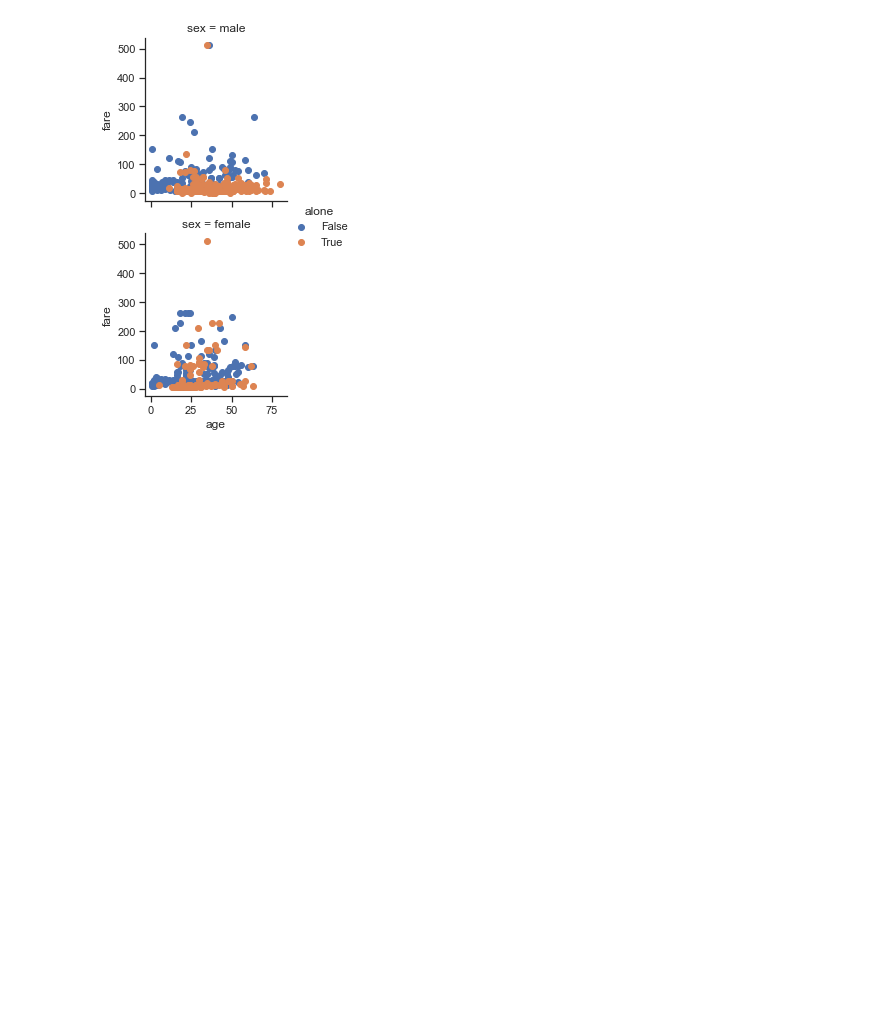
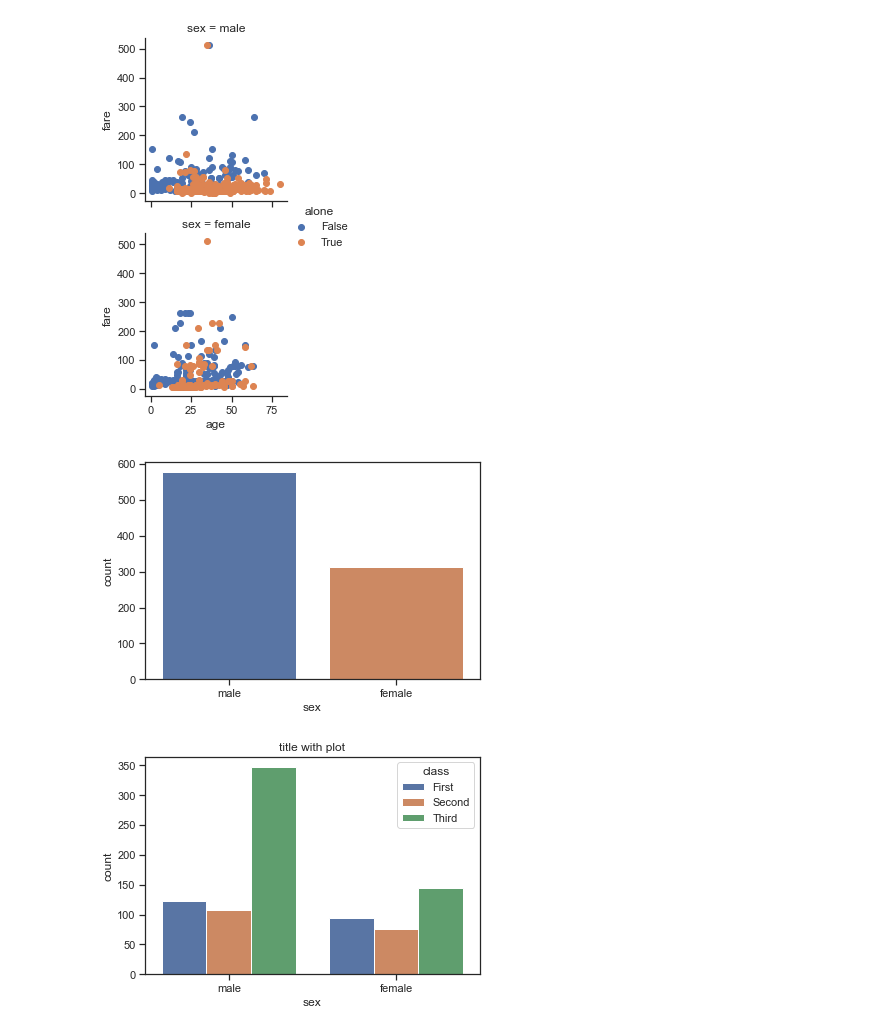
Before and after one commit to Nas-Azzam/DataAnalysis-With-Python-, a Jupyter notebook: Start2.ipynb, the cells around one changed output. Saved outputs shown, nothing was run; the diff lists cells and outputs as text; code cells hidden in the pictures; blank space fills up the shorter version.

```diff
--- a/Start2.ipynb
+++ b/Start2.ipynb
@@ -64,8 +64,19 @@ plt.show()
 # %%
 # Againg dataVisulizaatiuon
 import seaborn as sns
 import matplotlib.pyplot as plt
 
 
 # dataSet Load
-boat = sns.load_dataset(titanic)
+boat = sns.load_dataset("titanic")
+# print(boat)
+p = sns.countplot(x="sex",data=boat )
+plt.show()
+p1 = sns.countplot(x="sex",data=boat,hue='class' )
+p1.set_title('title with plot')
+plt.show()
+
+p2 =
+# %% [output]
+[figure, added]
+[figure, added]
```
